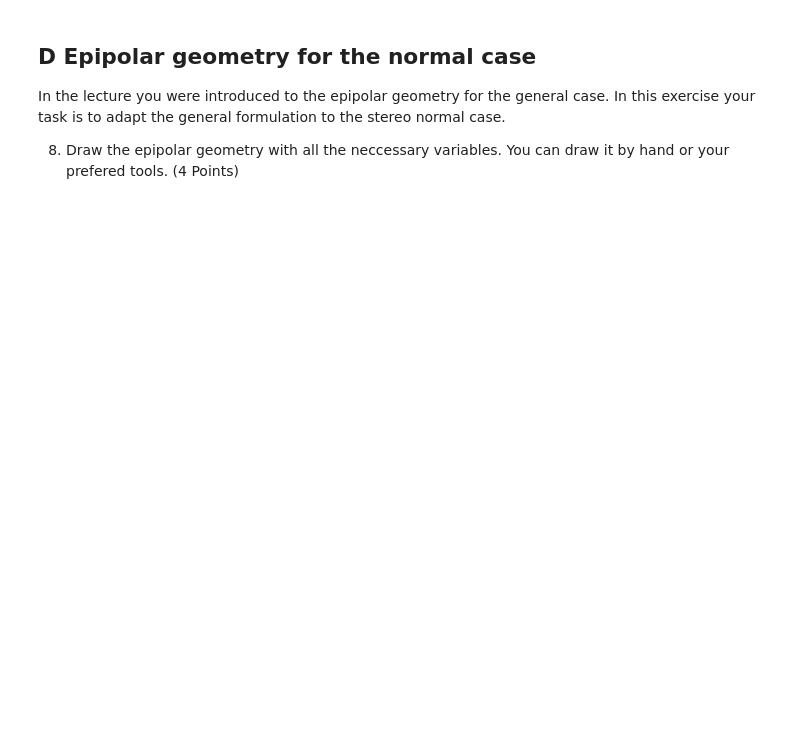
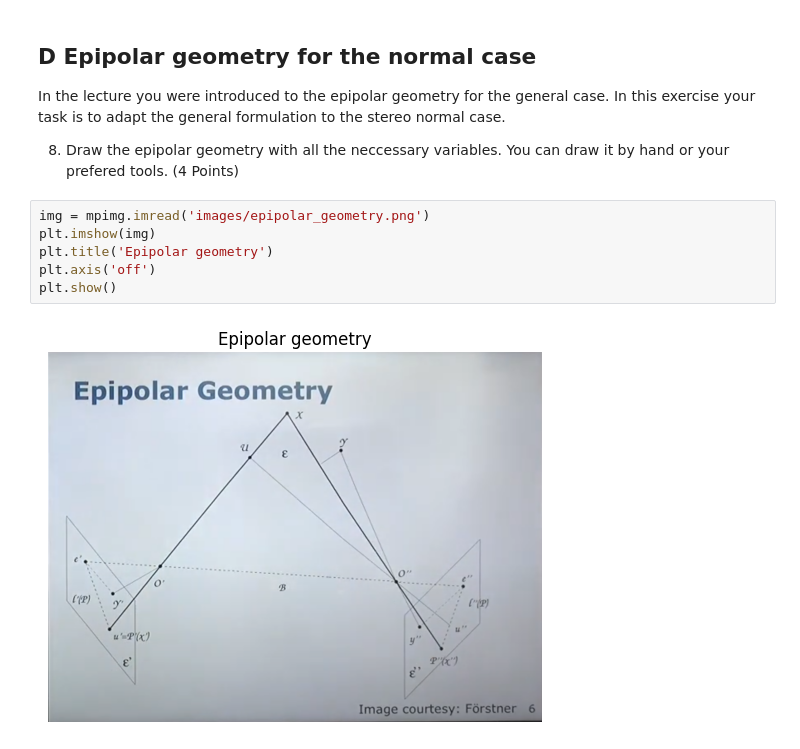
Before and after one commit to ArturKosma/Learning, a Jupyter notebook: jupyter/photogrammetry/photogrammetry_exercise_10.ipynb, the cells around one changed output. Drawn from its saved outputs; the diff is of its cells as text; blank space fills up the shorter version.

```diff
--- a/jupyter/photogrammetry/photogrammetry_exercise_10.ipynb
+++ b/jupyter/photogrammetry/photogrammetry_exercise_10.ipynb
@@ -205,3 +251,11 @@ In this exercise you will learn to visualize the epipolar lines.
 In the lecture you were introduced to the epipolar geometry for the general case. In this exercise your task is to adapt the general formulation to the stereo normal case.
 
 8. Draw the epipolar geometry with all the neccessary variables. You can draw it by hand or your prefered tools. (4 Points)
+# %%
+img = mpimg.imread('images/epipolar_geometry.png')
+plt.imshow(img)
+plt.title('Epipolar geometry')
+plt.axis('off')
+plt.show()
+# %% [output]
+[figure, added]
```
Also changed, not shown: parts of 5 cells of this notebook, 1 other file.
